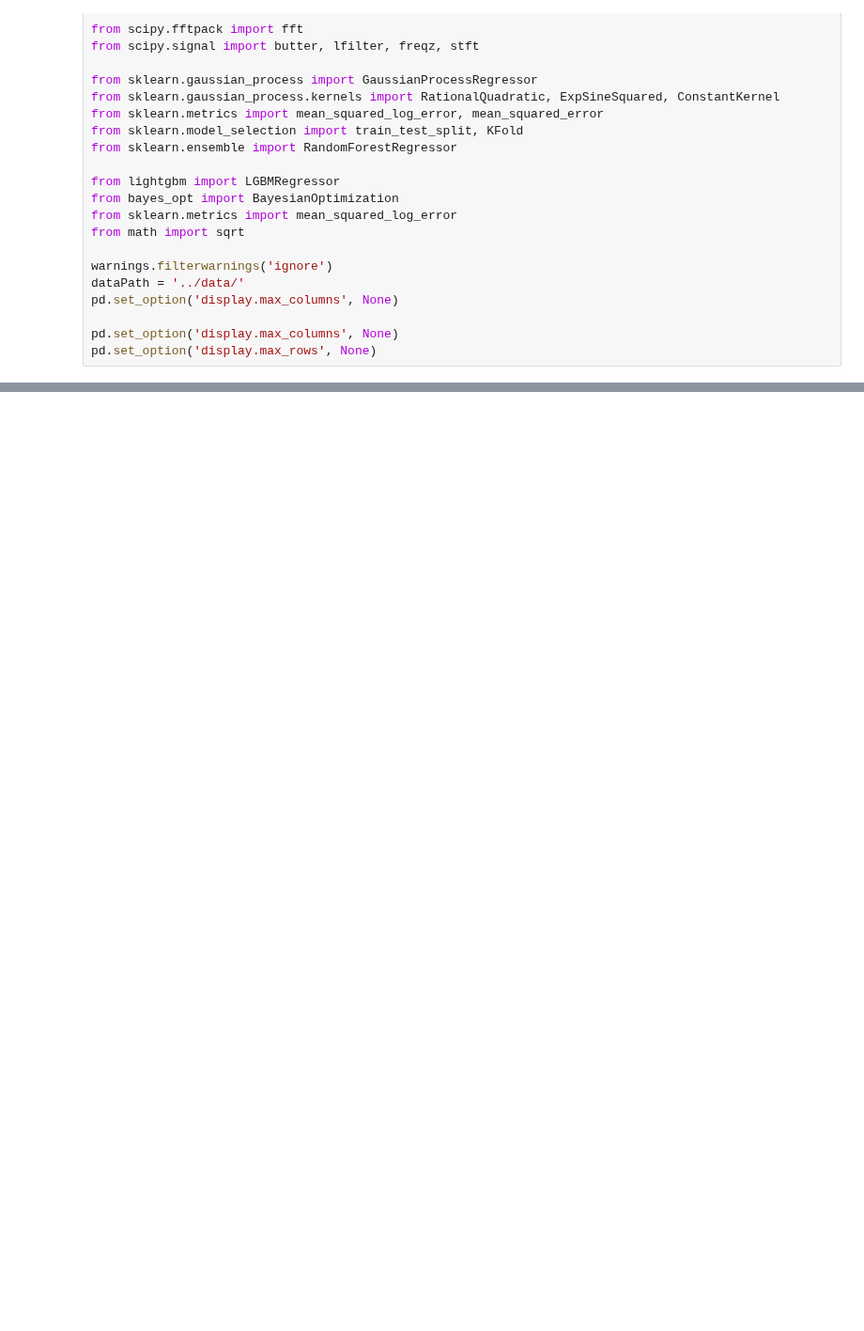
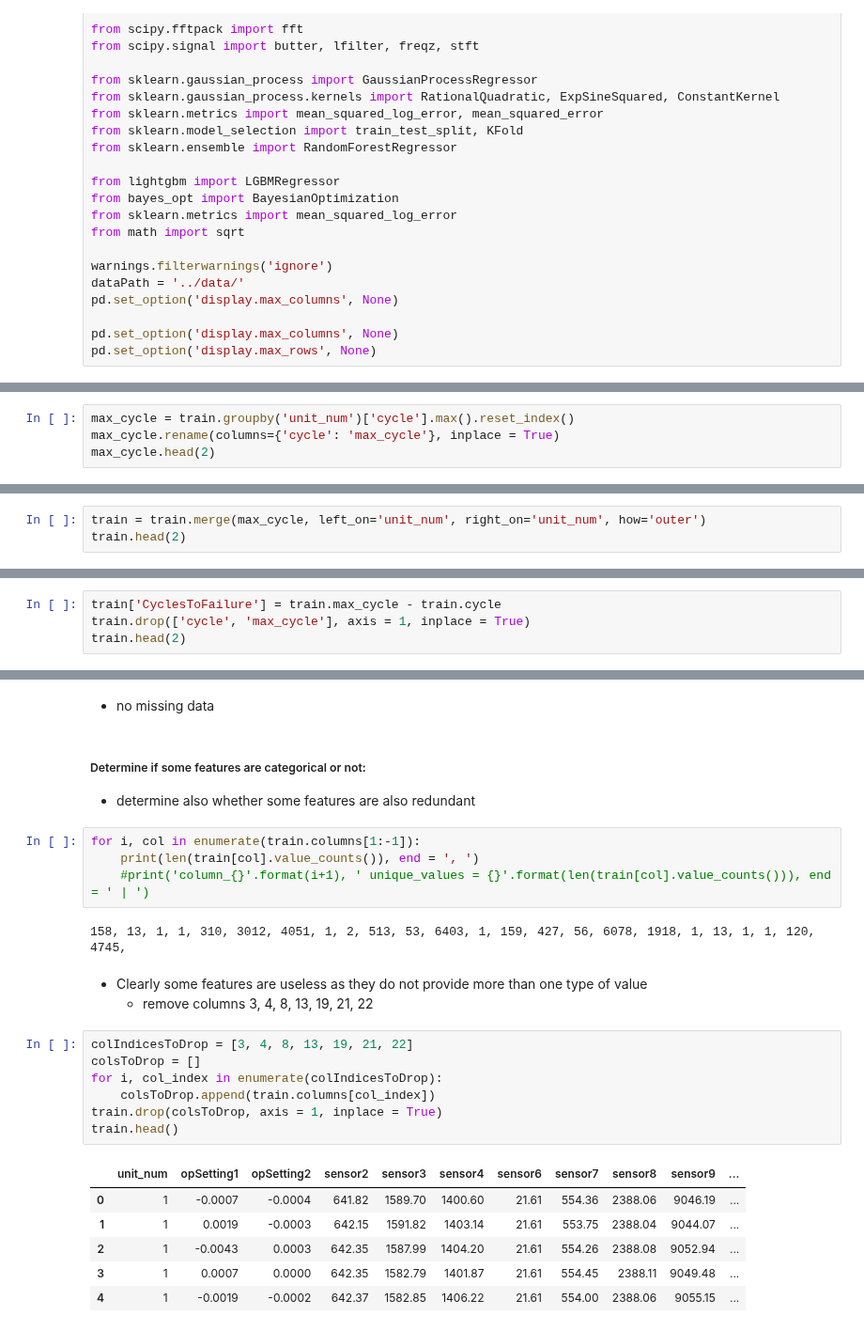
Before and after one commit to j-greggazz/Kaggle, a Jupyter notebook: Predictive Maintenance/notebooks/NASA Turbofan engine degradation analysis.ipynb, the cells around one changed output, grey strips where cells are left out. Shown at 94% size. Saved outputs shown, nothing was run; the diff lists cells and outputs as text; blank space fills up the shorter version.

```diff
--- a/Predictive Maintenance/notebooks/NASA Turbofan engine degradation analysis.ipynb
+++ b/Predictive Maintenance/notebooks/NASA Turbofan engine degradation analysis.ipynb
@@ -43,0 +106,4 @@ train.head()
+# %%
+max_cycle = train.groupby('unit_num')['cycle'].max().reset_index()
+max_cycle.rename(columns={'cycle': 'max_cycle'}, inplace = True)
+max_cycle.head(2)
@@ -43,0 +114,3 @@ train.head()
+# %%
+train = train.merge(max_cycle, left_on='unit_num', right_on='unit_num', how='outer')
+train.head(2)
@@ -43,0 +121,4 @@ train.head()
+# %%
+train['CyclesToFailure'] = train.max_cycle - train.cycle
+train.drop(['cycle', 'max_cycle'], axis = 1, inplace = True)
+train.head(2)
@@ -43,0 +153,28 @@ train.head()
+# %% [markdown]
+- no missing data
+# %% [markdown]
+##### Determine if some features are categorical or not:
+- determine also whether some features are also redundant
+# %%
+for i, col in enumerate(train.columns[1:-1]):
+    print(len(train[col].value_counts()), end = ', ')
+    #print('column_{}'.format(i+1), ' unique_values = {}'.format(len(train[col].value_counts())), end = ' | ')
+# %% [output]
+158, 13, 1, 1, 310, 3012, 4051, 1, 2, 513, 53, 6403, 1, 159, 427, 56, 6078, 1918, 1, 13, 1, 1, 120, 4745,
+# %% [markdown]
+- Clearly some features are useless as they do not provide more than one type of value
+    - remove columns 3, 4, 8, 13, 19, 21, 22
+# %%
+colIndicesToDrop = [3, 4, 8, 13, 19, 21, 22]
+colsToDrop = []
+for i, col_index in enumerate(colIndicesToDrop):
+    colsToDrop.append(train.columns[col_index])
+train.drop(colsToDrop, axis = 1, inplace = True)
+train.head()
+# %% [output]
+|  | unit_num | opSetting1 | opSetting2 | sensor2 | sensor3 | sensor4 | sensor6 | sensor7 | sensor8 | sensor9 | ... |
+| 0 | 1 | -0.0007 | -0.0004 | 641.82 | 1589.70 | 1400.60 | 21.61 | 554.36 | 2388.06 | 9046.19 | ... |
+| 1 | 1 | 0.0019 | -0.0003 | 642.15 | 1591.82 | 1403.14 | 21.61 | 553.75 | 2388.04 | 9044.07 | ... |
+| 2 | 1 | -0.0043 | 0.0003 | 642.35 | 1587.99 | 1404.20 | 21.61 | 554.26 | 2388.08 | 9052.94 | ... |
+| 3 | 1 | 0.0007 | 0.0000 | 642.35 | 1582.79 | 1401.87 | 21.61 | 554.45 | 2388.11 | 9049.48 | ... |
+| 4 | 1 | -0.0019 | -0.0002 | 642.37 | 1582.85 | 1406.22 | 21.61 | 554.00 | 2388.06 | 9055.15 | ... |
```
Also changed, not shown: parts of 22 cells of this notebook.
